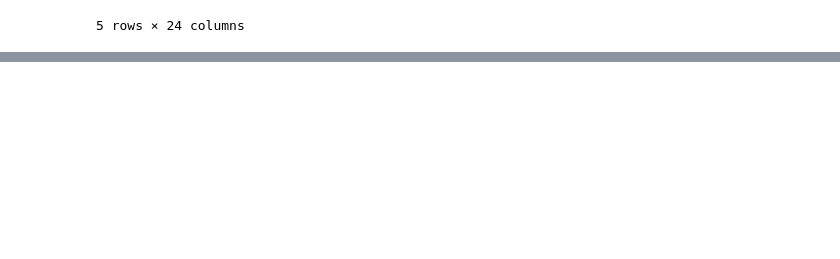
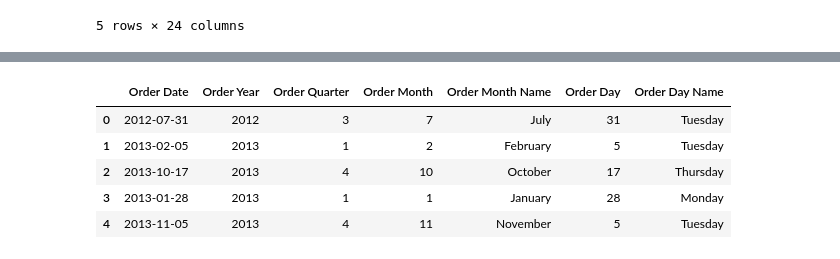
Before and after one commit to huzaifawaheed2/DevelopersHub-Corporation-Advanced-Internship, a Jupyter notebook: Project-03-Interactive-Business-Dashboard/notebooks/Business_Dashboard_Preprocessing.ipynb, the cells around one changed output, grey strips where cells are left out. Saved outputs shown, nothing was run; the diff lists cells and outputs as text; code cells hidden in the pictures; blank space fills up the shorter version.

```diff
--- a/Project-03-Interactive-Business-Dashboard/notebooks/Business_Dashboard_Preprocessing.ipynb
+++ b/Project-03-Interactive-Business-Dashboard/notebooks/Business_Dashboard_Preprocessing.ipynb
@@ -135,0 +346,21 @@ df.head()
+# %%
+# Display the newly created features
+
+df_clean[
+    [
+        "Order Date",
+        "Order Year",
+        "Order Quarter",
+        "Order Month",
+        "Order Month Name",
+        "Order Day",
+        "Order Day Name"
+    ]
+].head()
+# %% [output]
+|  | Order Date | Order Year | Order Quarter | Order Month | Order Month Name | Order Day | Order Day Name |
+| 0 | 2012-07-31 | 2012 | 3 | 7 | July | 31 | Tuesday |
+| 1 | 2013-02-05 | 2013 | 1 | 2 | February | 5 | Tuesday |
+| 2 | 2013-10-17 | 2013 | 4 | 10 | October | 17 | Thursday |
+| 3 | 2013-01-28 | 2013 | 1 | 1 | January | 28 | Monday |
+| 4 | 2013-11-05 | 2013 | 4 | 11 | November | 5 | Tuesday |
```
Also changed, not shown: parts of 44 cells of this notebook.
